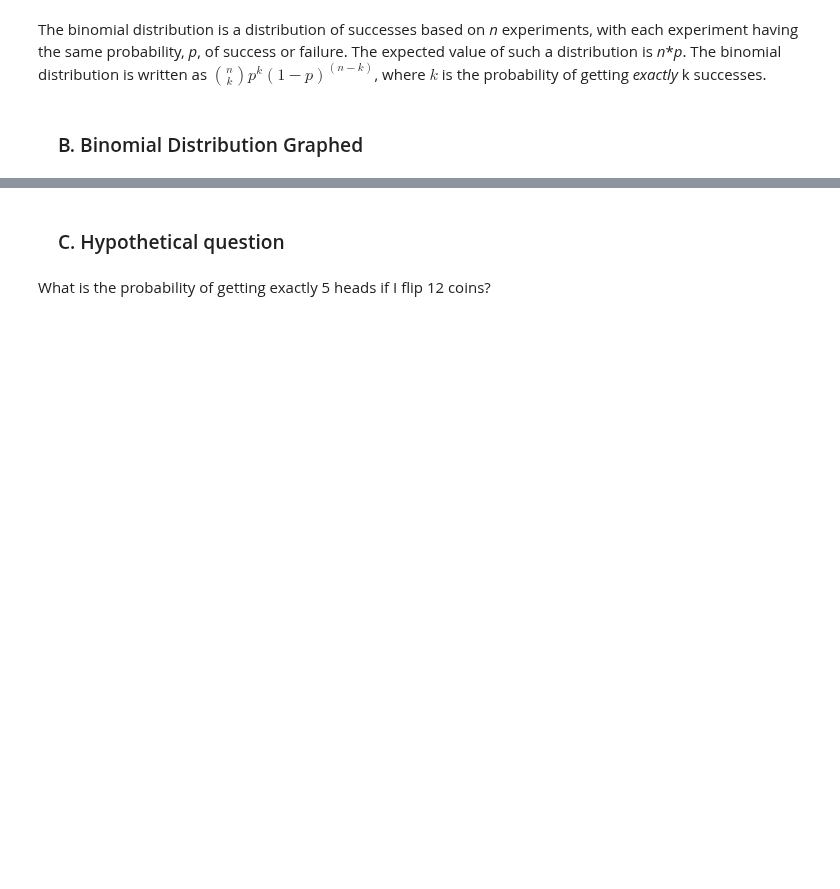
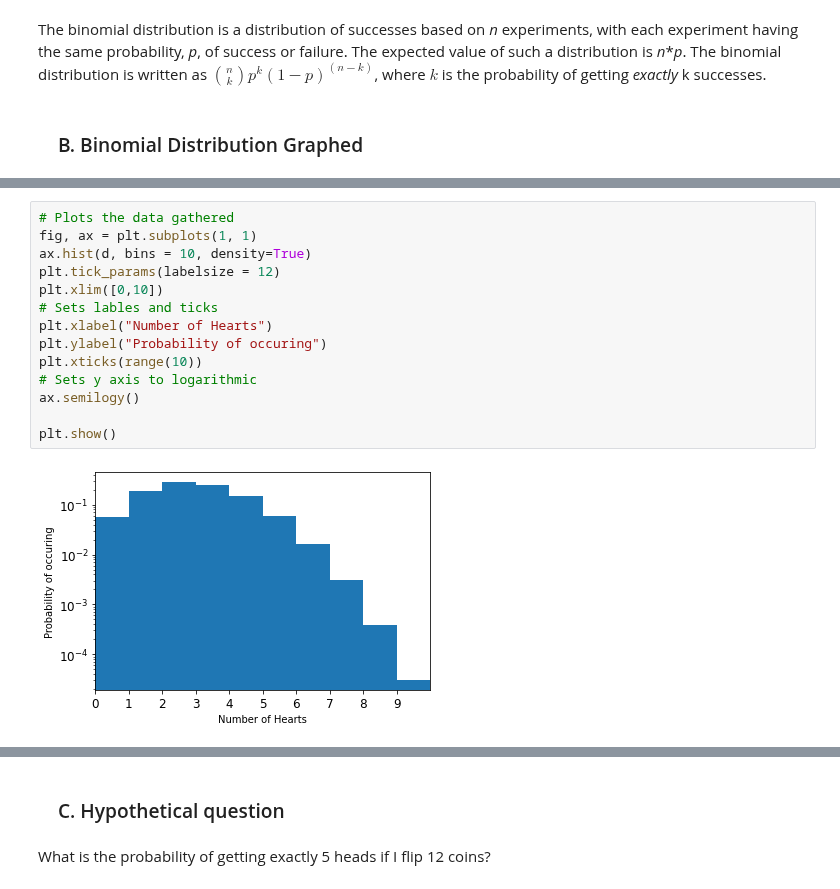
Before and after one commit to WyattOtsuka/PHYS434, a Jupyter notebook: lab1.ipynb, the cells around one changed output, grey strips where cells are left out. Saved outputs shown, nothing was run; the diff lists cells and outputs as text; blank space fills up the shorter version.

```diff
--- a/lab1.ipynb
+++ b/lab1.ipynb
@@ -219 +236,17 @@ plt.show()
+# %%
+# Plots the data gathered
+fig, ax = plt.subplots(1, 1)
+ax.hist(d, bins = 10, density=True)
+plt.tick_params(labelsize = 12)
+plt.xlim([0,10])
+# Sets lables and ticks
+plt.xlabel("Number of Hearts")
+plt.ylabel("Probability of occuring")
+plt.xticks(range(10))
+# Sets y axis to logarithmic
+ax.semilogy()
+
+plt.show()
+# %% [output]
+[figure, added]
 # %% [markdown]
```
Also changed, not shown: parts of 11 cells of this notebook.
